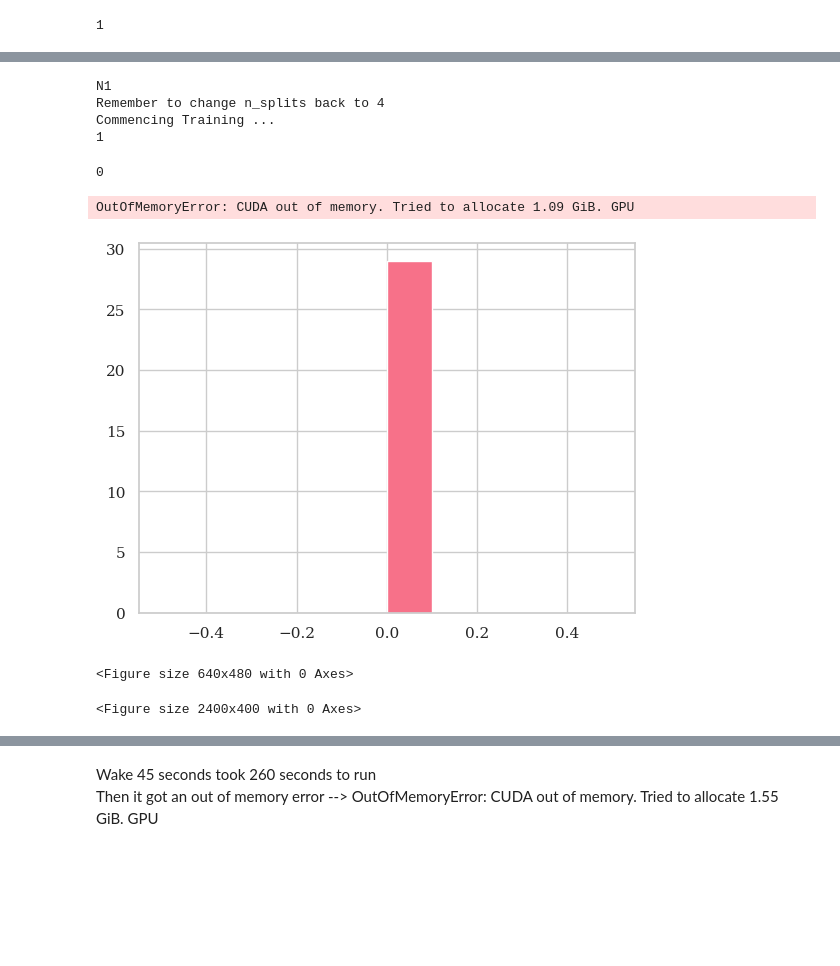
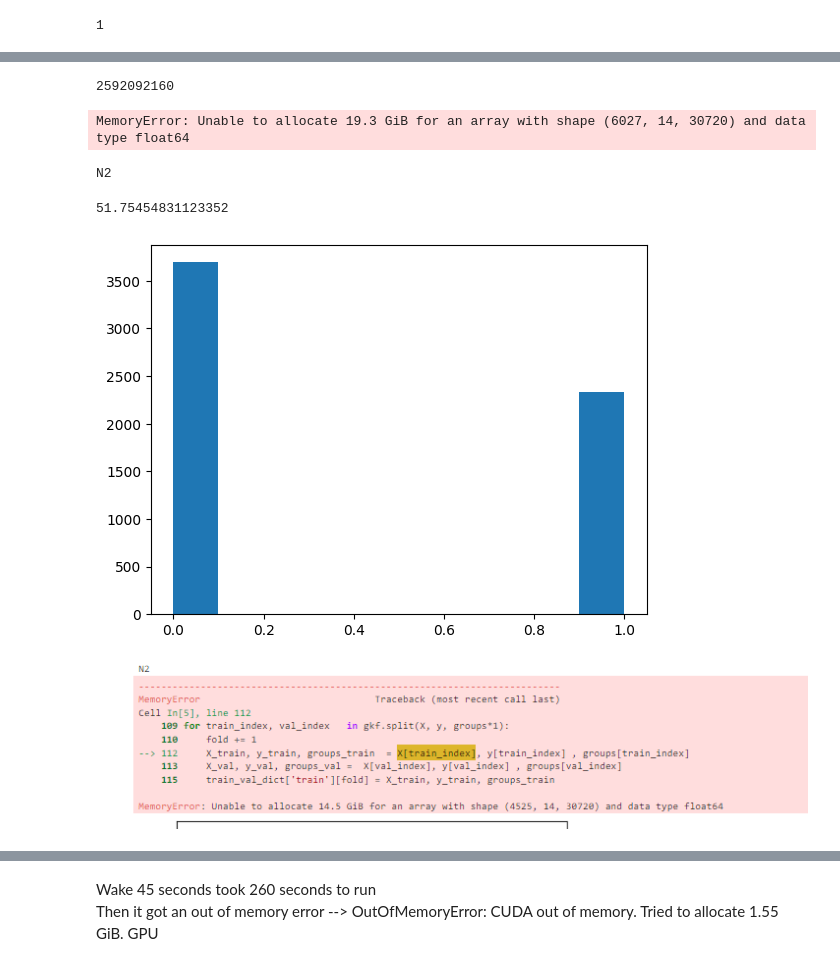
Before and after one commit to Laprama/RBD_using_custom_package, a Jupyter notebook: Execute New Experiments/Deep Learning/Notebook_25_Conformer_on_my_data_run_on_gpu_main.ipynb, the cells around one changed output, grey strips where cells are left out. Cells and saved outputs as stored; diff of their text form; code cells hidden in the pictures; blank space fills up the shorter version.

Commit message:
Latest DL updates including new conformer expt runs

```diff
--- a/Execute New Experiments/Deep Learning/Notebook_25_Conformer_on_my_data_run_on_gpu_main.ipynb
+++ b/Execute New Experiments/Deep Learning/Notebook_25_Conformer_on_my_data_run_on_gpu_main.ipynb
@@ -158,0 +141,6 @@ torch.Size([10, 14, 30720])
+# %%
+#define key parameters for fitting here - will impact GPU memory usage
+att_depth=3
+att_heads=5
+n_chans = num_channels
+batch_size = 8
@@ -158,0 +161,5 @@ torch.Size([10, 14, 30720])
+# %%
+X.shape
+(6027*14*30720)
+# %% [output]
+2592092160
@@ -159,14 +197,24 @@ torch.Size([10, 14, 30720])
+# %%
+test_float32_conversion(X)
+# %% [output]
+MemoryError: Unable to allocate 19.3 GiB for an array with shape (6027, 14, 30720) and data type float64
 # %%
 t1 = time.time()
 
 #1.Load the data ________________________________________________________________________________________
 
+# ['Wake', 'N1' , 'N2' , 'N3' , 'REM']
 
-for data_type in [ 'N1']:
-    for segment_length in [30720, 61440]:
+for data_type in ['N2']:
+    for segment_length in [30720, 15360]:
     # for segment_length in [15360]:
 
-        df_list = joblib.load(data_type + '_normalised_dataframes.pkl')
+        # if data_type == 'N2':
+        #     df_list = joblib.load(data_type + '_14_channel_normalised_dataframes.pkl')
+        # else:
+        #     df_list = joblib.load(data_type + '_20_channel_normalised_dataframes.pkl')
+
+        df_list = joblib.load(data_type + '_20_channel_normalised_dataframes.pkl')
 
         print(data_type)
 
@@ -190,6 +238,11 @@ for data_type in [ 'N1']:
 
         y_binary = np.array(y_binary)
 
+        # `df_list` is no longer needed beyond this point so we should free up memory
+        del df_list
+        gc.collect()
+
+
     #2. Generate 2 second segments of the data______________________________________________________________________
 
         #segment_length is user input and overlap is user input at the start of the script
@@ -199,7 +252,7 @@ for data_type in [ 'N1']:
         y_slice_labels = []
         y_slice_groups = []
 
-        for df, label, group in zip(wake_dfs_binary[:5], y_binary[:5], groups_binary[:5]):
+        for df, label, group in zip(wake_dfs_binary, y_binary, groups_binary):
 
             num_segments = int( np.floor(len(df)/segment_length) )
             new_specs = []
@@ -221,6 +274,9 @@ for data_type in [ 'N1']:
                 y_slice_groups.append(group)
 
         plt.hist(y_slice_labels)
+
+        del wake_dfs_binary
+        gc.collect()
 
     #3. Select the correct channels ______________________________________________________________________________
 
@@ -247,10 +303,9 @@ for data_type in [ 'N1']:
         X = np.stack(signal_slices_14_channels_np)
         y = np.array(y_slice_labels)
         groups = np.array( [int(group) for group in y_slice_groups] )
+        break
+        gkf = GroupKFold(n_splits = 4)
 
-        gkf = GroupKFold(n_splits = 2)
-
-        print('Remember to change n_splits back to 4')
 
         fold = 0
 
@@ -258,6 +313,7 @@ for data_type in [ 'N1']:
             fold += 1
 
             X_train, y_train, groups_train  = X[train_index], y[train_index] , groups[train_index]
+            print('passed previous fail point')
             X_val, y_val, groups_val =  X[val_index], y[val_index] , groups[val_index]
 
             train_val_dict['train'][fold] = X_train, y_train, groups_train
@@ -301,10 +357,10 @@ for data_type in [ 'N1']:
 
             # Creating train and test data loaders
             train_data = [ (torch.from_numpy(input_slice).float().view(num_channels,segment_length), val) for input_slice, val in zip(X_train, y_train) ]
-            train_loader = DataLoader(train_data, batch_size=16, shuffle=True)
+            train_loader = DataLoader(train_data, batch_size=batch_size, shuffle=True)
 
             val_data = [ (torch.from_numpy(input_slice).float().view(num_channels,segment_length), val) for input_slice, val in zip(X_val, y_val) ]
-            val_loader = DataLoader(val_data , batch_size=16, shuffle=False)
+            val_loader = DataLoader(val_data , batch_size=batch_size, shuffle=False)
 
 
 
@@ -325,8 +381,8 @@ for data_type in [ 'N1']:
                     n_chans = num_channels,
                     n_outputs = 2 ,
                     n_times=segment_length,
-                    att_depth=3,
-                    att_heads=5,
+                    att_depth=att_depth,
+                    att_heads=att_heads,
                     final_fc_length = 'auto'
                     )
 
@@ -366,7 +422,6 @@ for data_type in [ 'N1']:
                         y_train_batch = y_train_batch.to(device)
 
                         # Apply the model
-                        print(b)
                         y_pred = model(X_train_batch)  # we don't flatten X-train here
                         loss = criterion(y_pred, y_train_batch)
 
@@ -427,43 +482,44 @@ for data_type in [ 'N1']:
                 plt.plot([(val.cpu()/len(X_val) ) for val in val_correct], label='validation set accuracy')
                 plt.ylabel('accuracy')
                 plt.xlabel('epochs')
                 plt.grid()
 
 
             plt.tight_layout()
 
 
         plt.legend()
         plt.tight_layout()
 
         #Add text at the bottom of the figure
         # fig.text(0.5, 0, 'This is a caption at the bottom of the figure | Model : ' + str(model) , va='bottom')
-        fig.text(0.5, 0, f'\nDuration: {time.time() - start_time:.0f} seconds' , ha='center', va='bottom')
+        cap_line_2 = '\n' + data_type + '_' + 'Conformer_atth' + str(att_heads) + '_attd' + str(att_depth) + '_' + time_segment + '_secs_' + channels_num + '_channels'
+        cap_line_3 = '\n' + str(channels_selected)
+
+        fig.text(0.5, 0, f'\nDuration: {time.time() - start_time:.0f} seconds' + ' batch size ' + str(batch_size) +cap_line_2+cap_line_3, ha='center', fontsize=9, va='bottom')
 
         plt.tight_layout(pad = 2.0)
 
         time_segment = str(segment_length/256)
         channels_num = str(num_channels)
 
-        save_name = 'Results/Folder_3/' + data_type + '_' + 'Conformer_window_' + time_segment + '_secs_' + channels_num + '_channels'
+        # save_name = 'Results/Folder_3/' + data_type + '_' + 'Conformer_window_' + time_segment + '_secs_' + channels_num + '_channels'
+        save_name = 'Results/Folder_3/' + data_type + '_' + 'Conformer_atth' + str(att_heads) + '_attd' + str(att_depth) + '_' + time_segment + '_secs_' + channels_num + '_channels'
+
         plt.savefig(save_name +'.png')
 
 
         print(f'\nDuration: {time.time() - start_time:.0f} seconds') # print the time elapsed
         print('Results Saved, on to next data type ...')
 
 t2 = time.time()
 
 t2 - t1
 # %% [output]
-N1
-Remember to change n_splits back to 4
-Commencing Training ...
-1
+N2
-0
+51.75454831123352
-OutOfMemoryError: CUDA out of memory. Tried to allocate 1.09 GiB. GPU
-[figure, old version]
+[figure, new version]
-<Figure size 640x480 with 0 Axes>
-<Figure size 2400x400 with 0 Axes>
+# %% [markdown]
+![image.png](attachment:ba2f004e-765f-4c5b-966c-97ed754ea13a.png)
 # %%
 X_train_batch.shape
```
Also changed, not shown: parts of 19 cells of this notebook, 16 other files.
